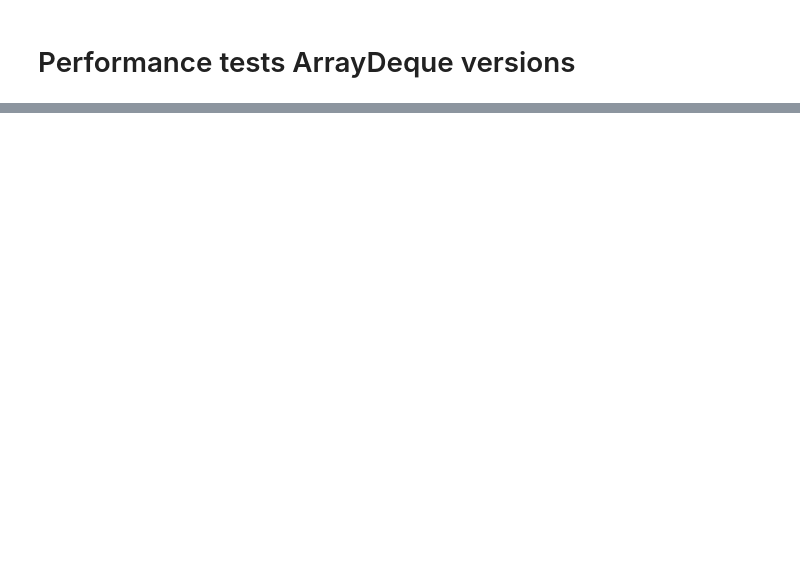
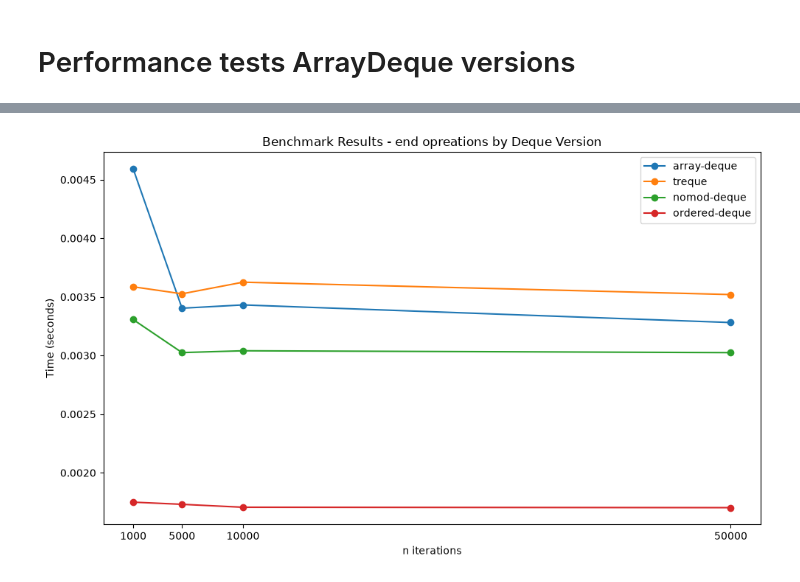
Before and after one commit to Dyretna/opendatastructures-python, a Jupyter notebook: notebooks/chapter2/perf_tests_deques.ipynb, the cells around one changed output, grey strips where cells are left out. Cells and saved outputs as stored; diff of their text form; code cells hidden in the pictures; blank space fills up the shorter version.

```diff
--- a/notebooks/chapter2/perf_tests_deques.ipynb
+++ b/notebooks/chapter2/perf_tests_deques.ipynb
@@ -60,0 +48,27 @@ n=100000: 0.0237s (0.0002ms per add)
+# %%
+from implementations.array_based import (
+    ArrayDeque,
+    Treque,
+    NoModDeque,
+    OrderedDeque,
+)
+
+rows = []
+
+for n in [1000, 5000, 10000, 50_000]:
+    rows.append({
+        "n iterations": n,
+        "array-deque": end_ops_deque(ArrayDeque, n, 5000),
+        "treque": end_ops_deque(Treque, n, 5000),
+        "nomod-deque": end_ops_deque(NoModDeque, n, 5000),
+        "ordered-deque": end_ops_deque(OrderedDeque, n, 5000),
+    })
+# %%
+import pandas as pd
+
+
+bench_results = pd.DataFrame(rows)
+bench_results = bench_results.set_index("n iterations")
+bench_results = bench_results.T
+bench_results = bench_results.rename_axis("deque-versions", axis="rows")
+bench_results
@@ -60,0 +82,17 @@ n=100000: 0.0237s (0.0002ms per add)
+# %%
+import matplotlib.pyplot as plt
+
+plt.figure(figsize=(10, 6))
+
+for version in bench_results.index:
+    plt.plot(bench_results.columns, bench_results.loc[version], marker='o', label=version)
+
+plt.xlabel('n iterations')
+plt.ylabel('Time (seconds)')
+plt.title('Benchmark Results - end opreations by Deque Version')
+plt.legend()
+plt.xticks(bench_results.columns)
+plt.tight_layout()
+plt.show()
+# %% [output]
+[figure, added]
```
Also changed, not shown: parts of 6 cells of this notebook, 2 other files.
